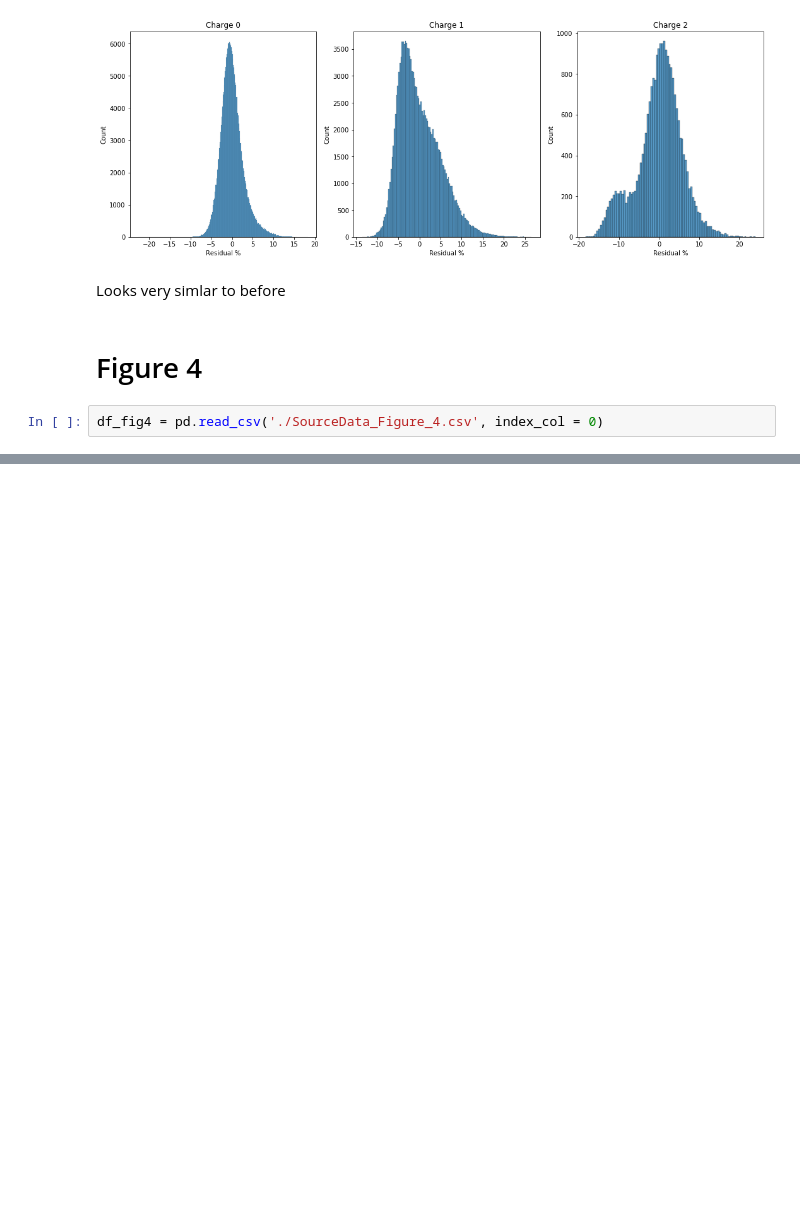
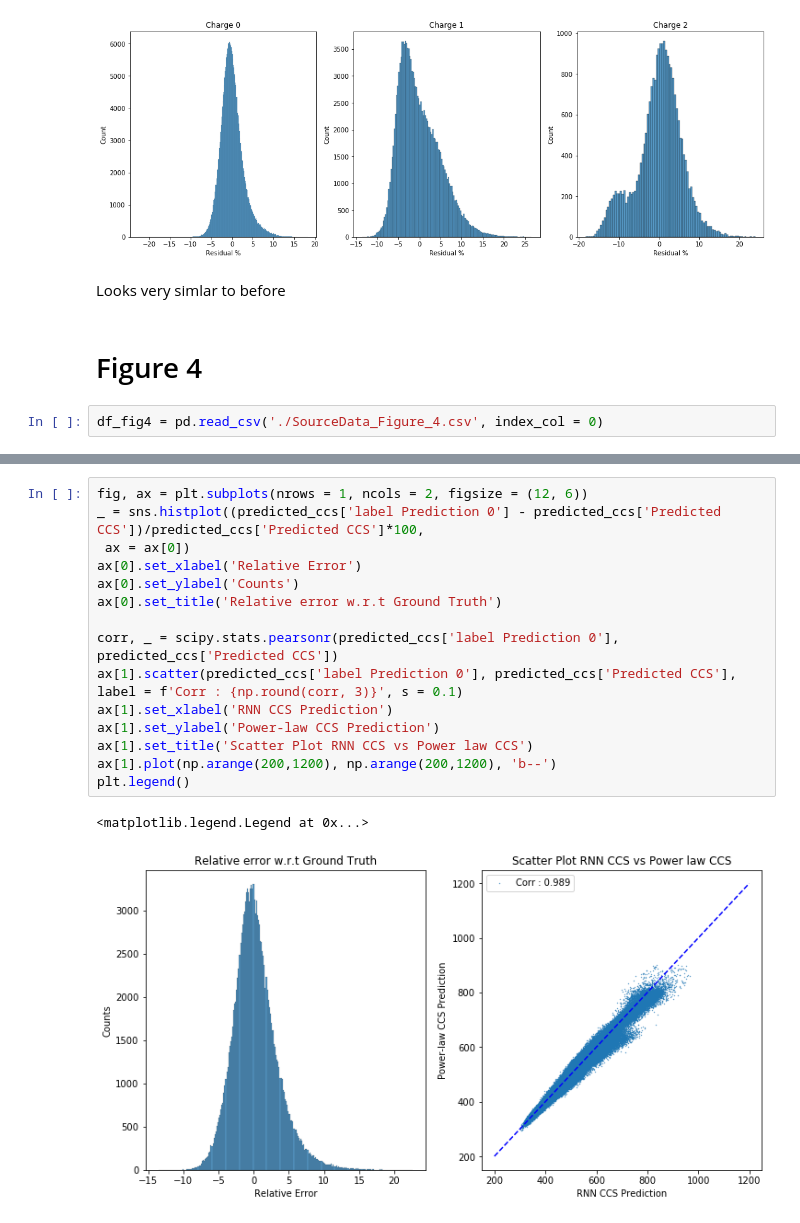
Before and after one commit to jlrestrepol/ccs, a Jupyter notebook: dl_paper/figures.ipynb, the cells around one changed output, grey strips where cells are left out. Saved outputs shown, nothing was run; the diff lists cells and outputs as text; blank space fills up the shorter version.

```diff
--- a/dl_paper/fig1.ipynb
+++ b/dl_paper/figures.ipynb
@@ -184,0 +190,18 @@ df_fig4
+# %%
+fig, ax = plt.subplots(nrows = 1, ncols = 2, figsize = (12, 6))
+_ = sns.histplot((predicted_ccs['label Prediction 0'] - predicted_ccs['Predicted CCS'])/predicted_ccs['Predicted CCS']*100,
+ ax = ax[0])
+ax[0].set_xlabel('Relative Error')
+ax[0].set_ylabel('Counts')
+ax[0].set_title('Relative error w.r.t Ground Truth')
+
+corr, _ = scipy.stats.pearsonr(predicted_ccs['label Prediction 0'], predicted_ccs['Predicted CCS'])
+ax[1].scatter(predicted_ccs['label Prediction 0'], predicted_ccs['Predicted CCS'], label = f'Corr : {np.round(corr, 3)}', s = 0.1)
+ax[1].set_xlabel('RNN CCS Prediction')
+ax[1].set_ylabel('Power-law CCS Prediction')
+ax[1].set_title('Scatter Plot RNN CCS vs Power law CCS')
+ax[1].plot(np.arange(200,1200), np.arange(200,1200), 'b--')
+plt.legend()
+# %% [output]
+<matplotlib.legend.Legend at 0x...>
+[figure, added]
```
Also changed, not shown: parts of 16 cells of this notebook.
